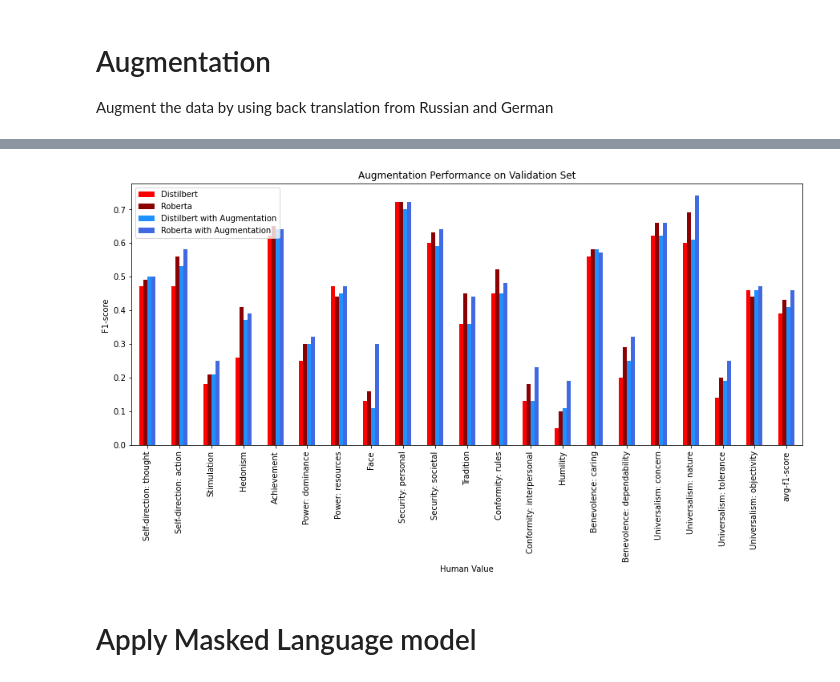
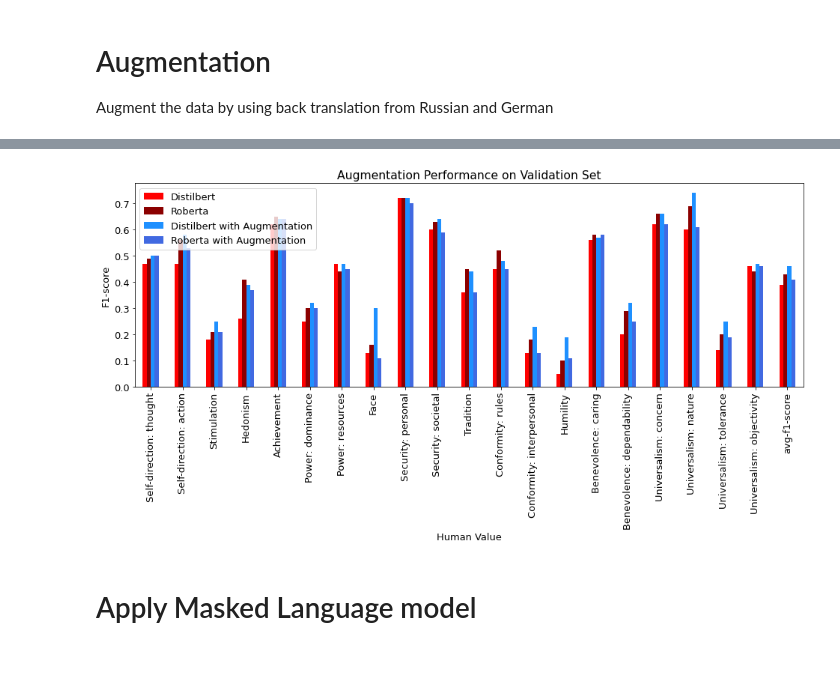
Before and after one commit to Lisa-dk/LTP, a Jupyter notebook: values_classification.ipynb, the cells around one changed output, grey strips where cells are left out. Cells and saved outputs as stored; diff of their text form; code cells hidden in the pictures.

```diff
--- a/values_classification.ipynb
+++ b/values_classification.ipynb
@@ -204,7 +213,7 @@ class MultiLabelTrainer(Trainer):
                         labels.float().view(-1, self.model.config.num_labels))
         return (loss, outputs) if return_outputs else loss
 # %%
-def test(data, classes, model_name, tok_name):
+def predict(data, classes, model_name, tok_name):
     model_eval = AutoModelForSequenceClassification.from_pretrained(model_name, num_labels=len(classes)) # tok_name was model_name before but that didn't run for me
     tokenizer_eval = AutoTokenizer.from_pretrained(tok_name)
     trainer_eval = MultiLabelTrainer(model_eval, tokenizer=tokenizer_eval)
@@ -216,13 +225,9 @@ def test(data, classes, model_name, tok_name):
 
     pred = trainer_eval.predict(eval_data).predictions
 
-    true = np.array([x for x in data["Labels"]])
-    f1_scores = f1_score_per_label(pred, true, classes)
-    print(f1_scores)
-
-    return f1_scores
-
-f1_scores_distilbert = test(data["validation"], classes, "nikolai40/human-values-distilbert", "distilbert-base-uncased")
-f1_scores_roberta = test(data["validation"], classes, "nikolai40/human-values-roberta", "roberta-base")
-f1_scores_roberta_aug = test(data["validation"], classes, "nikolai40/human-values-roberta-aug", "roberta-base")
-f1_scores_distilbert_aug = test(data["validation"], classes, "nikolai40/human-values-distilbert-aug", "distilbert-base-uncased")
+    return pred
+# %%
+distilbert_val_predict = predict(data["validation"], classes, "nikolai40/human-values-distilbert", "distilbert-base-uncased")
+roberta_val_predict = predict(data["validation"], classes, "nikolai40/human-values-roberta", "roberta-base")
+roberta_aug_val_predict = predict(data["validation"], classes, "nikolai40/human-values-roberta-aug", "roberta-base")
+distilbert_aug_predict = predict(data["validation"], classes, "nikolai40/human-values-distilbert-aug", "distilbert-base-uncased")
@@ -229,21 +243,29 @@ f1_scores_distilbert_aug = test(data["validation"], classes, "nikolai40/human-va
+# %%
+labels_val_true = np.array([x for x in data["validation"]["Labels"]])
+
+dis_val_scores = get_scores(distilbert_val_predict, labels_val_true, classes)
+rob_val_scores = get_scores(roberta_val_predict, labels_val_true, classes)
+rob_aug_val_scores = get_scores(roberta_aug_val_predict, labels_val_true, classes)
+dis_aug_val_scores = get_scores(distilbert_aug_predict, labels_val_true, classes)
 # %%
-df = pd.DataFrame({"Human Value": f1_scores_distilbert.keys(),
-                   "Distilbert": f1_scores_distilbert.values(),
-                   "Roberta": f1_scores_roberta.values(),
-                   "Distilbert with Augmentation": f1_scores_distilbert_aug.values(),
-                   "Roberta with Augmentation": f1_scores_roberta_aug.values()})
+df = pd.DataFrame({"Human Value": dis_val_scores[0].keys(),
+                   "Distilbert": dis_val_scores[0].values(),
+                   "Roberta": rob_val_scores[0].values(),
+                   "Distilbert with Augmentation": rob_aug_val_scores[0].values(),
+                   "Roberta with Augmentation": dis_aug_val_scores[0].values()})
 
 df.head()
-plt.rcParams["figure.figsize"] = (15,6)
+plt.rcParams["figure.figsize"] = (16,5)
 my_colors = ["red", "darkred", "dodgerblue", "royalblue"]
 df.plot(x="Human Value", y=["Distilbert", "Roberta", "Distilbert with Augmentation", "Roberta with Augmentation"], kind="bar", color=my_colors)
 plt.title("Augmentation Performance on Validation Set")
 plt.ylabel("F1-score")
 plt.legend()
+plt.rcParams.update({'font.size': 13})
 saveplot("augmentation")
 plt.show()
 # %% [output]
-[figure, old version]
+[figure, new version]
 # %% [markdown]
 # Apply Masked Language model
 # %% [markdown]
```
Also changed, not shown: parts of 16 cells of this notebook, 4 other files.
